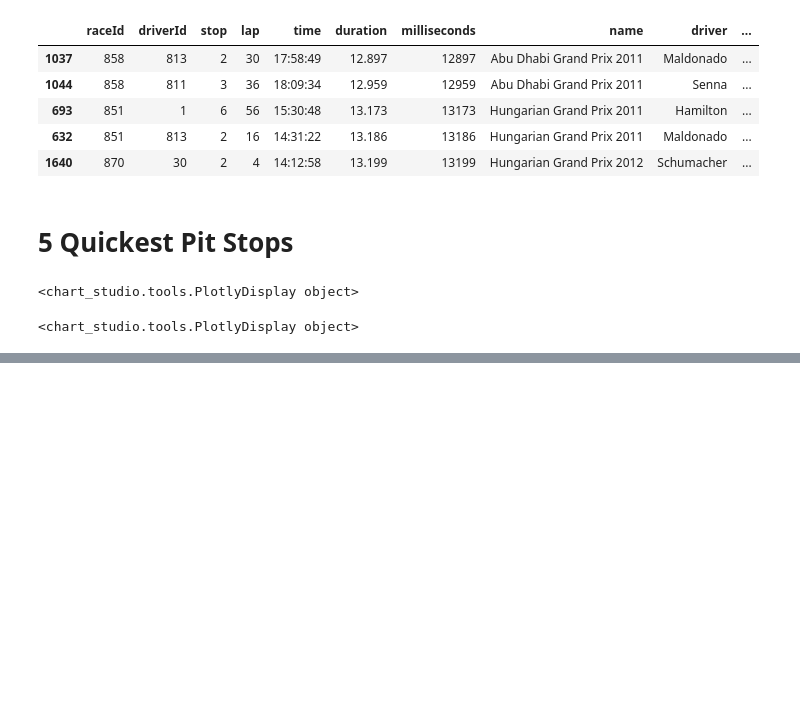
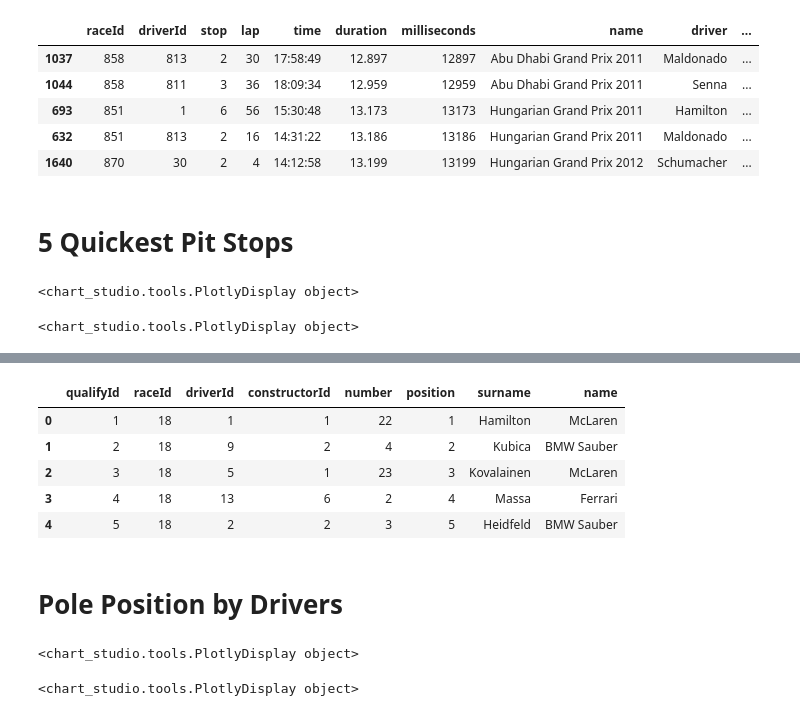
Before and after one commit to neelpatel05/formula-one, a Jupyter notebook: formula-one.ipynb, the cells around one changed output, grey strips where cells are left out. Cells and saved outputs as stored; diff of their text form; code cells hidden in the pictures; blank space fills up the shorter version.

```diff
--- a/formula-one.ipynb
+++ b/formula-one.ipynb
@@ -459,0 +493,15 @@ py.iplot(data, filename="Quickest Pit Stops")
+# %%
+del data["q1"]
+del data["q2"]
+del data["q3"]
+
+temp = pd.concat([constructors["constructorId"],constructors["name"]], axis=1)
+data = data.merge(temp, how='left', on= 'constructorId')
+data.head()
+# %% [output]
+|  | qualifyId | raceId | driverId | constructorId | number | position | surname | name |
+| 0 | 1 | 18 | 1 | 1 | 22 | 1 | Hamilton | McLaren |
+| 1 | 2 | 18 | 9 | 2 | 4 | 2 | Kubica | BMW Sauber |
+| 2 | 3 | 18 | 5 | 1 | 23 | 3 | Kovalainen | McLaren |
+| 3 | 4 | 18 | 13 | 6 | 2 | 4 | Massa | Ferrari |
+| 4 | 5 | 18 | 2 | 2 | 3 | 5 | Heidfeld | BMW Sauber |
@@ -459,0 +510,28 @@ py.iplot(data, filename="Quickest Pit Stops")
+# %% [markdown]
+# Pole Position by Drivers
+# %%
+data1 = go.Table(
+header=dict(values=["Name","Total Number of Poles"],
+                line = dict(color='#f47441'),
+                fill = dict(color='#f47441'),
+                align = ['center'] * len(list(data["surname"].value_counts().index))),
+cells=dict(values=[data["surname"].value_counts().index,data["surname"].value_counts().values],
+               line = dict(color='#f47441'),
+               fill = dict(color='#f4a041'),
+               align = ['center'] * len(list(data["surname"].value_counts().index))))
+
+layout = dict(width=1000, height=800)
+data2 = [data1]
+fig = dict(data=data2, layout=layout)
+py.iplot(fig, filename = 'Pole Position by Drivers Table')
+# %% [output]
+<chart_studio.tools.PlotlyDisplay object>
+# %%
+data = [go.Bar(
+    x=list(data["surname"].value_counts().index),
+    y=list(data["surname"].value_counts().values)
+)]
+
+py.iplot(data, filename="Pole Position by Drivers")
+# %% [output]
+<chart_studio.tools.PlotlyDisplay object>
```
Also changed, not shown: parts of 8 cells of this notebook.
